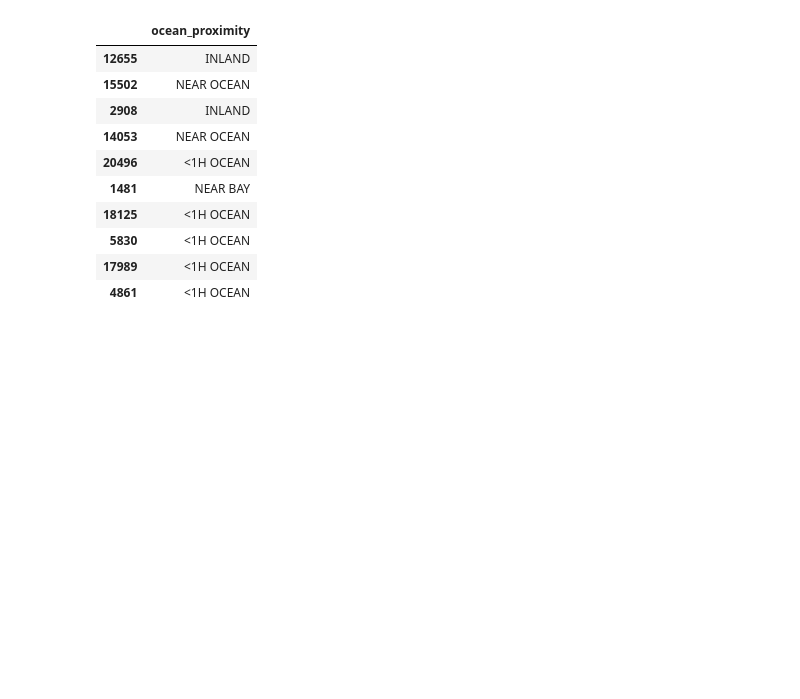
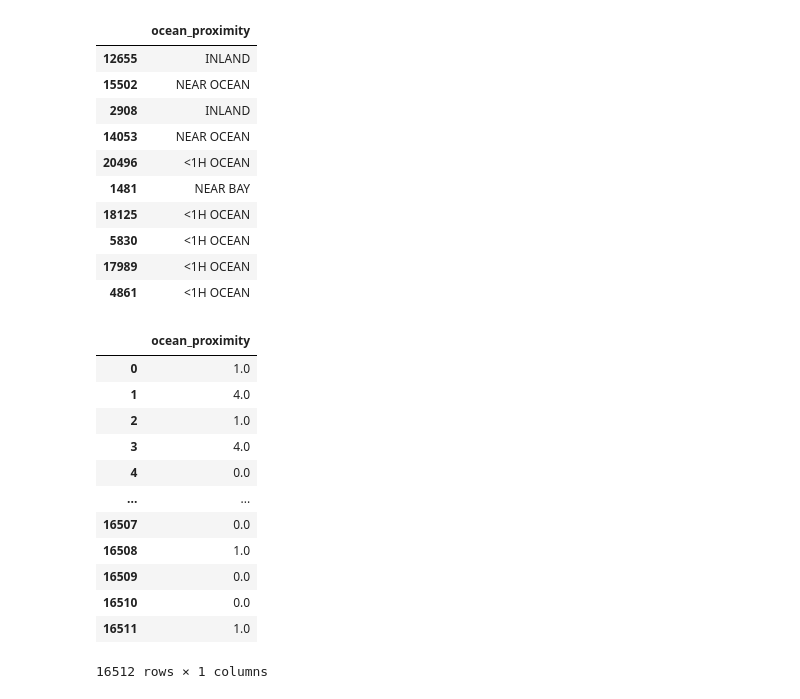
Before and after one commit to sahkanu34/100_daysof_machine_learning, a Jupyter notebook: Day-9/Real_estate_house_prediction.ipynb, the cells around one changed output. Cells and saved outputs as stored; diff of their text form; code cells hidden in the pictures; blank space fills up the shorter version.

```diff
--- a/Day-9/Real_estate_house_prediction.ipynb
+++ b/Day-9/Real_estate_house_prediction.ipynb
@@ -395,3 +395,21 @@ housing_cat.head(10)
 | 5830 | <1H OCEAN |
 | 17989 | <1H OCEAN |
 | 4861 | <1H OCEAN |
+# %%
+df = pd.DataFrame(housing_cat_encoded, columns=["ocean_proximity"])
+# %%
+df
+# %% [output]
+|  | ocean_proximity |
+| 0 | 1.0 |
+| 1 | 4.0 |
+| 2 | 1.0 |
+| 3 | 4.0 |
+| 4 | 0.0 |
+| ... | ... |
+| 16507 | 0.0 |
+| 16508 | 1.0 |
+| 16509 | 0.0 |
+| 16510 | 0.0 |
+| 16511 | 1.0 |
+16512 rows × 1 columns
```
Also changed, not shown: parts of 2 cells of this notebook.
